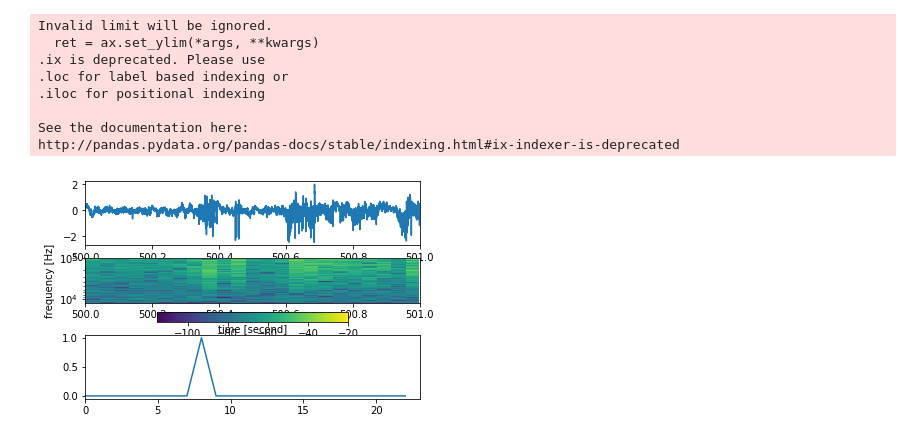
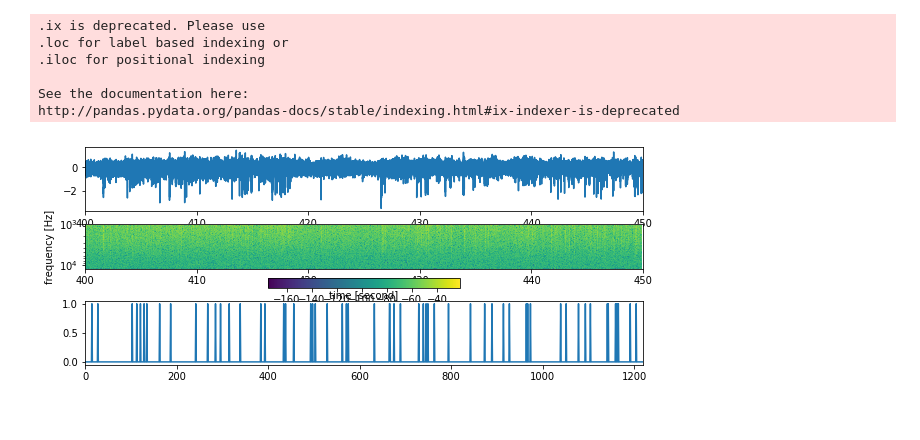
Before and after one commit to kitada4010/sbc, a Jupyter notebook: python/jupyter/Untitled7.ipynb, the cells around one changed output. Cells and saved outputs as stored; diff of their text form; code cells hidden in the pictures.

```diff
--- a/python/jupyter/Untitled7.ipynb
+++ b/python/jupyter/Untitled7.ipynb
@@ -6,14 +6,14 @@ import wave
 #import sys
 from mpl_toolkits.axes_grid1 import make_axes_locatable
 from pylab import *
-with open('/home/hera/nodoka/home2/nodoka/spike-data/25kHz-data/B39 Rd.pickle', mode='rb') as fp:
-#with open('/home/nodoka/spike-data/25kHz-data/B39 Rd.pickle', mode='rb') as fp:
+#with open('/home/hera/nodoka/home2/nodoka/spike-data/25kHz-data/B39 Rd.pickle', mode='rb') as fp:
+with open('/home/nodoka/spike-data/25kHz-data/B39 Rd.pickle', mode='rb') as fp:
 #with open('/Volumes/NO NAME/25kHz-data/B39 Rd.pickle',mode='rb') as fp:
     df = pickle.load(fp)
 
 ####base---------------------------------------------------------------------------------------------
-starttime = 500
-endtime = 501
+starttime = 400
+endtime = 450
 start = int(starttime/0.00004)
 end = int(endtime/0.00004)
 datatime = []
@@ -24,7 +24,7 @@ for i in range(len(df[start:end])):
     datatime.append([(starttime+(i*0.00004))])
 #print(datatime)
 
-plt.figure(figsize=(6,4))
+plt.figure(figsize=(10,4))
 
 plt.subplot(3, 1, 1)
 #fig, axes = plt.subplots(2, 1, figsize=(14, 10), sharey=True)
@@ -78,34 +78,33 @@ plt.colorbar(orientation='horizontal')
 #ax = plt.subplot(311)
 
 #image = ax.pcolormesh(freqs, im, a)
 #ax.axis("image")
 
 #fig, ax = plt.subplots()
 
 #divider = make_axes_locatable(ax)
 #ax_cb = divider.new_horizontal(size="2%", pad=0.05)
 #fig.add_axes(ax_cb)
 #plt.colorbar(cax=ax_cb)
 plt.subplot(3,1,3)
 spec = pd.DataFrame(pxx)
 #print(spec)
 #print(spec.ix[1024])
 xlim(0,len(spec.columns))
 #plt.plot((spec.ix[1000]>8.0e-08) & (spec.ix[600]>8.0e-08))
 #plt.plot((spec.ix[600]>8.0e-08))
-plt.plot((spec.ix[600]>3.0e-07))
+freq = spec.ix[600]
+plt.plot((freq > 3*np.mean(freq)))
 
 plt.show()
 #plt.savefig('B39tamesis_spec-ripple.png',dpi=300)
 
 del specdataa, pxx, freqs, bins, im, spec
 # %% [output]
-Invalid limit will be ignored.
-  ret = ax.set_ylim(*args, **kwargs)
 .ix is deprecated. Please use
 .loc for label based indexing or
 .iloc for positional indexing
 
 See the documentation here:
 http://pandas.pydata.org/pandas-docs/stable/indexing.html#ix-indexer-is-deprecated
-[figure, old version]
+[figure, new version]
```
Also changed, not shown: parts of 6 cells of this notebook, 4 other files.
